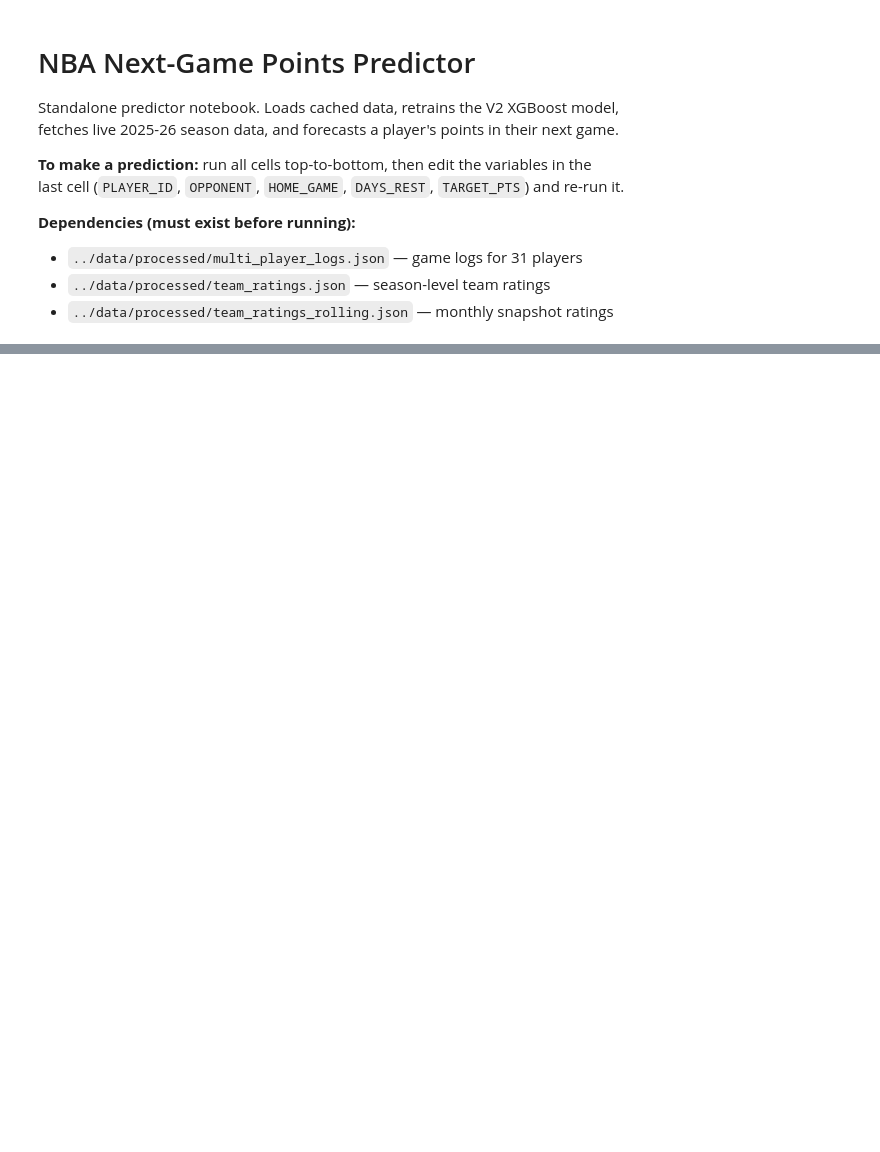
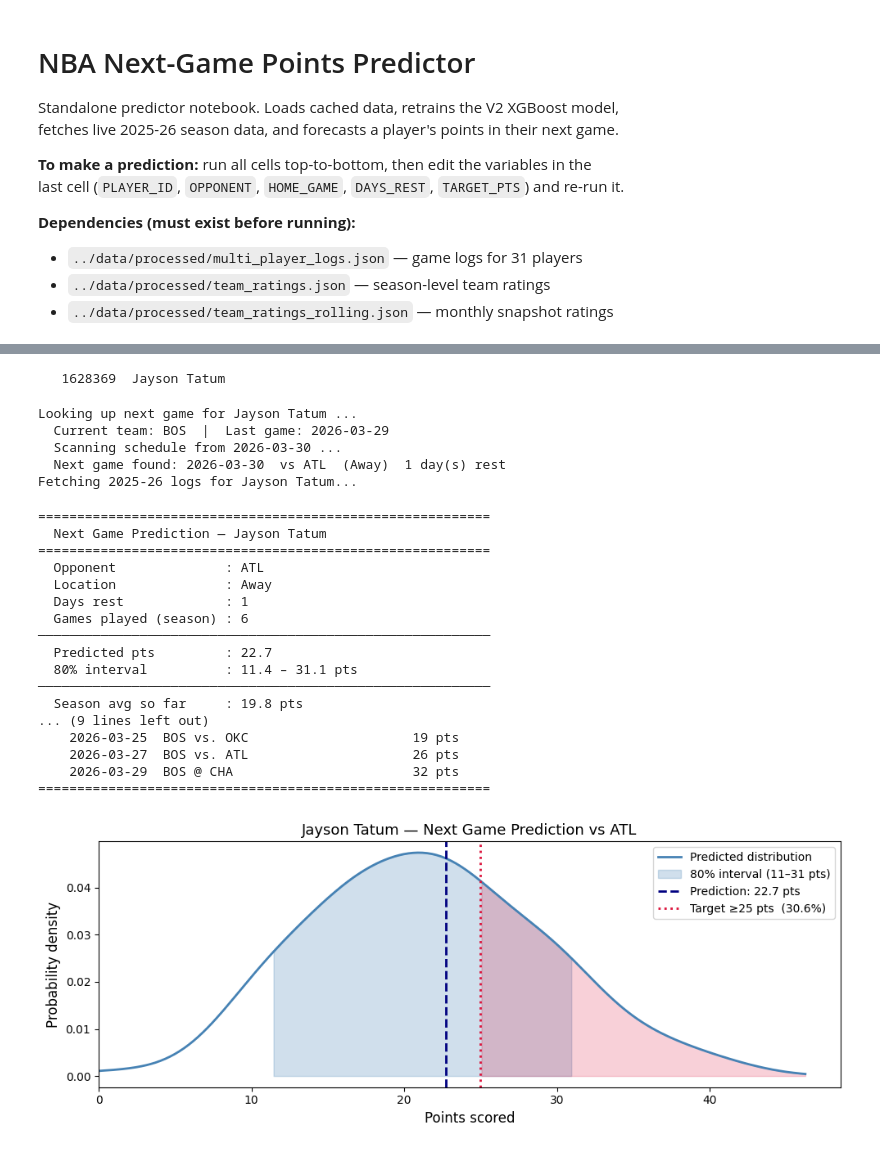
Before and after one commit to udaymanhas9/nba_ml_project, a Jupyter notebook: notebooks/main.ipynb, the cells around one changed output, grey strips where cells are left out. Cells and saved outputs as stored; diff of their text form; code cells hidden in the pictures; blank space fills up the shorter version.

```diff
--- a/notebooks/main.ipynb
+++ b/notebooks/main.ipynb
@@ -438,7 +486,9 @@ def find_player(query):
         for pid, name in sorted(matches.items(), key=lambda x: x[1]):
             print(f"  {pid:>8}  {name}")
 
-find_player("luka")
+find_player("tatum")
+# %% [output]
+   1628369  Jayson Tatum
 # %%
 # ── Run the predictor ─────────────────────────────────────────────────────────
 #
@@ -520,35 +570,59 @@ def fetch_next_scheduled_game(player_id):
 
 # ─────────────────────────────────────────────────────────────────────────────
 # Edit these two lines.  Everything else is auto-detected.
-PLAYER_ID  = 1629029   # Luka Doncic  — change to any ID in PLAYERS
-TARGET_PTS = 30        # P(score >= this many points)?  Set to None to skip.
+PLAYER_ID  = 1628369#1629029   # Luka Doncic  — change to any ID in PLAYERS
+TARGET_PTS = 25        # P(score >= this many points)?  Set to None to skip.
 # ─────────────────────────────────────────────────────────────────────────────
 
 # Optional manual overrides — set to None to use the auto-detected value
 OVERRIDE_OPPONENT  = None   # e.g. 'BOS' to model a specific hypothetical match-up
 OVERRIDE_HOME      = None   # True/False
 OVERRIDE_DAYS_REST = None   # integer
 
 # Auto-fetch next game from schedule
 print(f"Looking up next game for {PLAYERS.get(PLAYER_ID, PLAYER_ID)} ...")
 schedule = fetch_next_scheduled_game(PLAYER_ID)
 
 if schedule:
     opponent   = OVERRIDE_OPPONENT  if OVERRIDE_OPPONENT  is not None else schedule['opponent_abbr']
     is_home    = OVERRIDE_HOME      if OVERRIDE_HOME       is not None else schedule['is_home']
     days_rest  = OVERRIDE_DAYS_REST if OVERRIDE_DAYS_REST  is not None else schedule['days_rest']
 else:
     # Fallback to sensible defaults if schedule lookup fails
     print("Schedule lookup failed — using defaults (away, 2 days rest, league-avg opponent).")
     opponent, is_home, days_rest = None, False, 2
 
 result = predict_next_game(
     player_id      = PLAYER_ID,
     opponent_abbr  = opponent,
     is_home        = is_home,
     days_rest_next = days_rest,
     target_pts     = TARGET_PTS,
 )
+# %% [output]
+Looking up next game for Jayson Tatum ...
+  Current team: BOS  |  Last game: 2026-03-29
+  Scanning schedule from 2026-03-30 ...
+  Next game found: 2026-03-30  vs ATL  (Away)  1 day(s) rest
+Fetching 2025-26 logs for Jayson Tatum...
+==========================================================
+  Next Game Prediction — Jayson Tatum
+==========================================================
+  Opponent              : ATL
+  Location              : Away
+  Days rest             : 1
+  Games played (season) : 6
+──────────────────────────────────────────────────────────
+  Predicted pts         : 22.7
+  80% interval          : 11.4 – 31.1 pts
+──────────────────────────────────────────────────────────
+  Season avg so far     : 19.8 pts
+... (9 lines left out)
+    2026-03-25  BOS vs. OKC                     19 pts
+    2026-03-27  BOS vs. ATL                     26 pts
+    2026-03-29  BOS @ CHA                       32 pts
+==========================================================
+[figure, added]
 # %%
 # ── Bet value calculator ───────────────────────────────────────────────────────
 #
```
Also changed, not shown: parts of 7 cells of this notebook, 3 other files.
